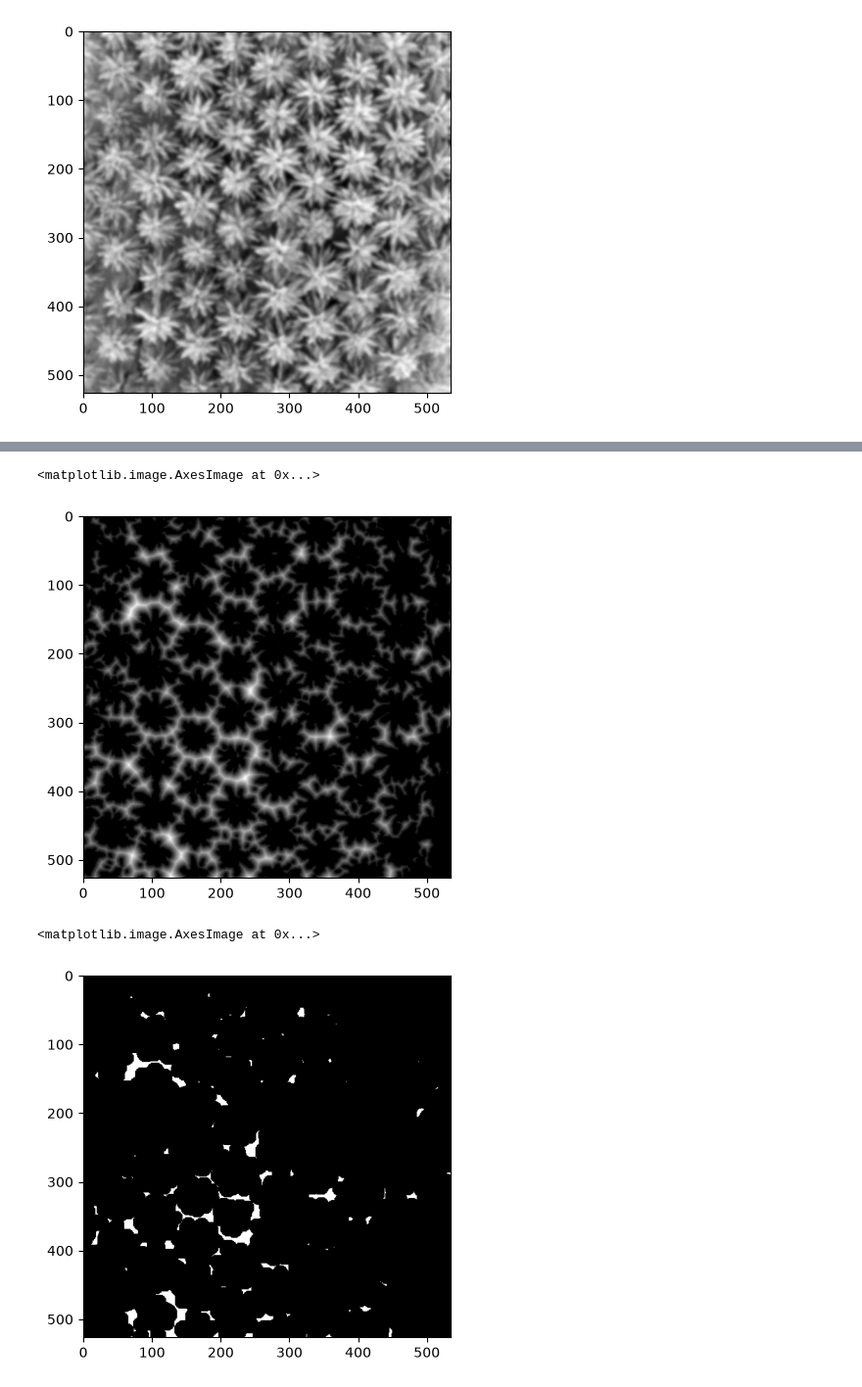
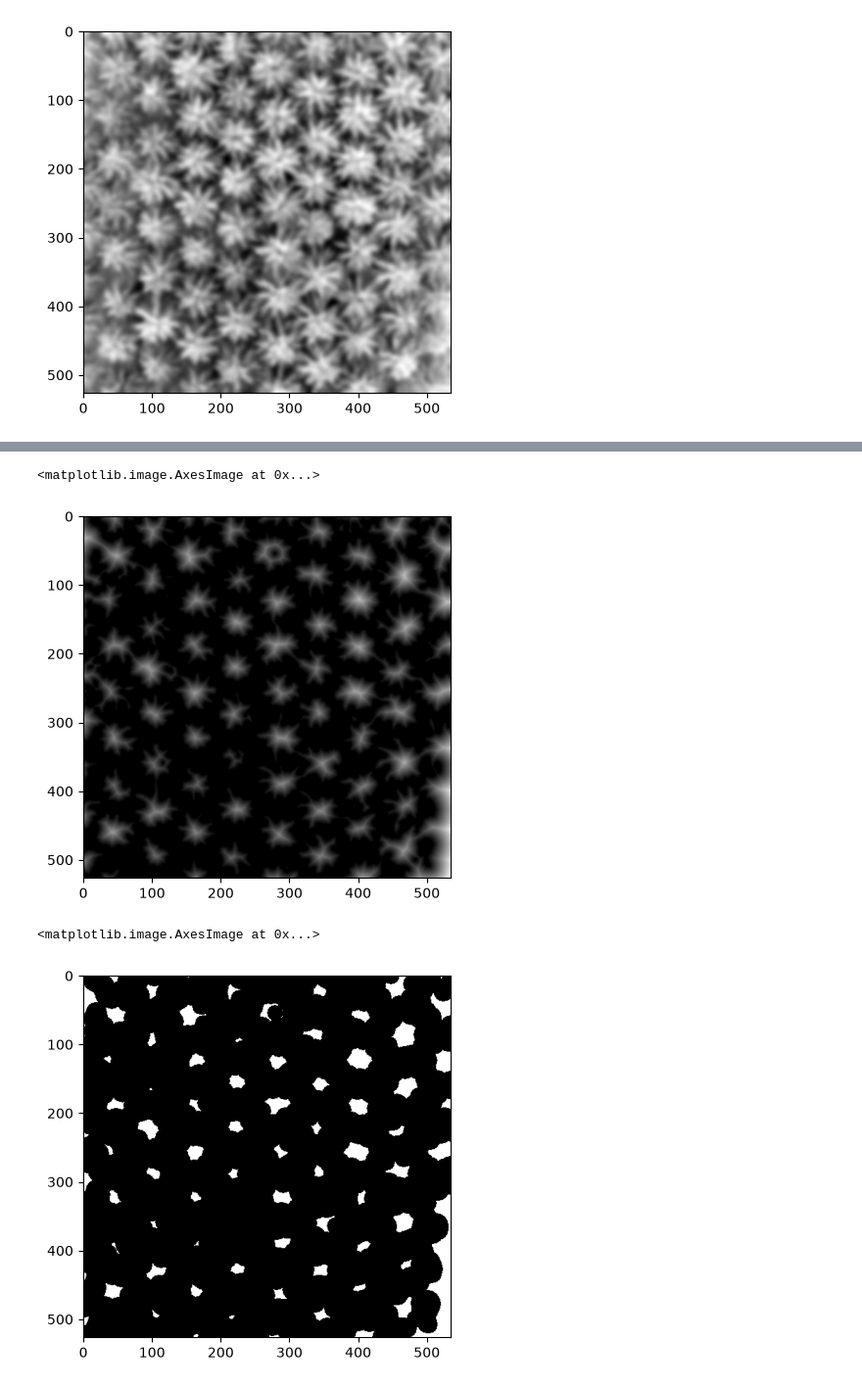
Before and after one commit to idexsts/image_processing, a Jupyter notebook: task4_segmentation/task4.ipynb, the cells around one changed output, grey strips where cells are left out. Shown at 98% size. Drawn from its saved outputs; the diff is of its cells as text; code cells hidden in the pictures.

```diff
--- a/task4_segmentation/task4.ipynb
+++ b/task4_segmentation/task4.ipynb
@@ -100,13 +103,13 @@ plt.show()
 # %% [output]
 [figure]
 # %%
-palm_gb = cv2.GaussianBlur(palm_gray, (11, 11), 0)
+palm_gb = cv2.GaussianBlur(palm_gray, (19, 19), 0)
 plt.imshow(palm_gb, cmap="gray")
 # %% [output]
 <matplotlib.image.AxesImage at 0x...>
 [figure]
 # %%
-ret, thresh = cv2.threshold(palm_gb,0,255, cv2.THRESH_BINARY_INV+cv2.THRESH_OTSU)
+ret, thresh = cv2.threshold(palm_gb,0,255, cv2.THRESH_BINARY+cv2.THRESH_OTSU)
 plt.imshow(thresh, cmap="gray")
 # %% [output]
 <matplotlib.image.AxesImage at 0x...>
@@ -116,10 +119,12 @@ dist = cv2.distanceTransform(thresh, cv2.DIST_L2, 5)
 plt.imshow(dist, cmap="gray")
 # %% [output]
 <matplotlib.image.AxesImage at 0x...>
-[figure, old version]
+[figure, new version]
 # %%
-ret, sure_fg = cv2.threshold(dist, 0.58 * dist.max(), 255, cv2.THRESH_BINARY)
+ret, sure_fg = cv2.threshold(dist, 0.33 * dist.max(), 255, cv2.THRESH_BINARY)
+sure_fg = sure_fg.astype(np.uint8)
+plt.imshow(sure_fg, cmap='gray')
 # %% [output]
 <matplotlib.image.AxesImage at 0x...>
-[figure, old version]
+[figure, new version]
 # %%
```
Also changed, not shown: parts of 5 cells of this notebook.
